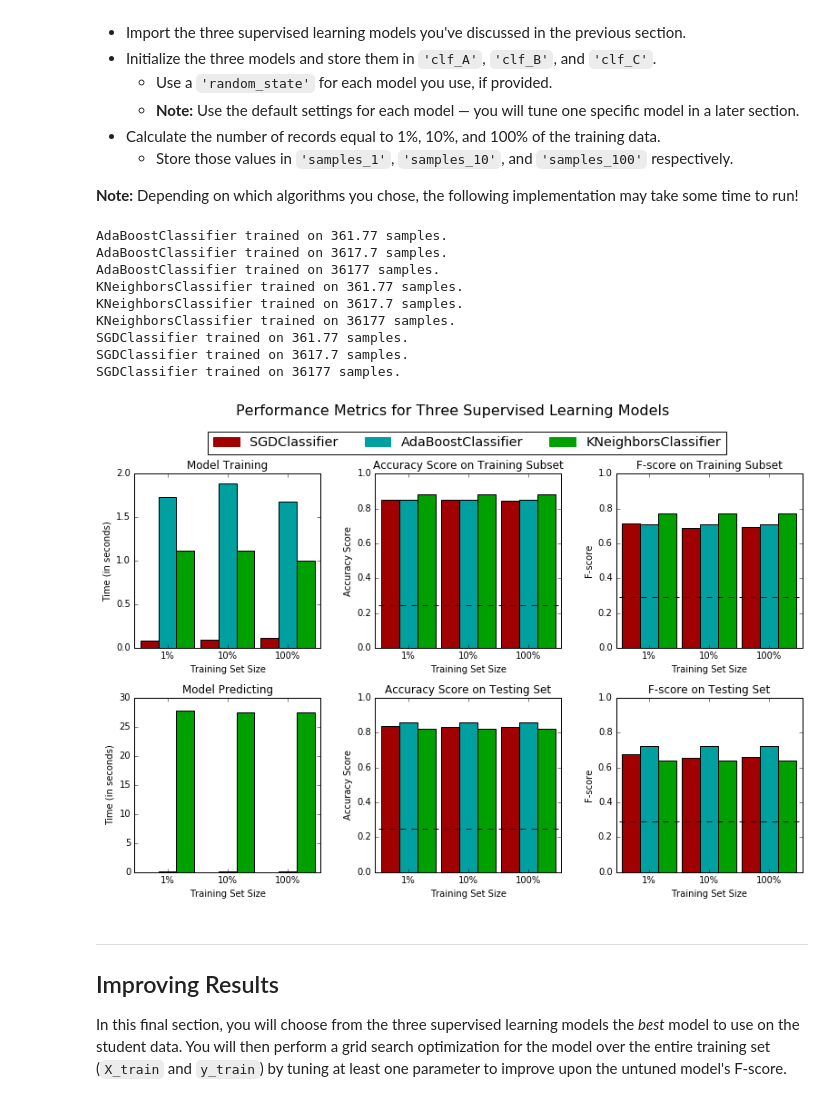
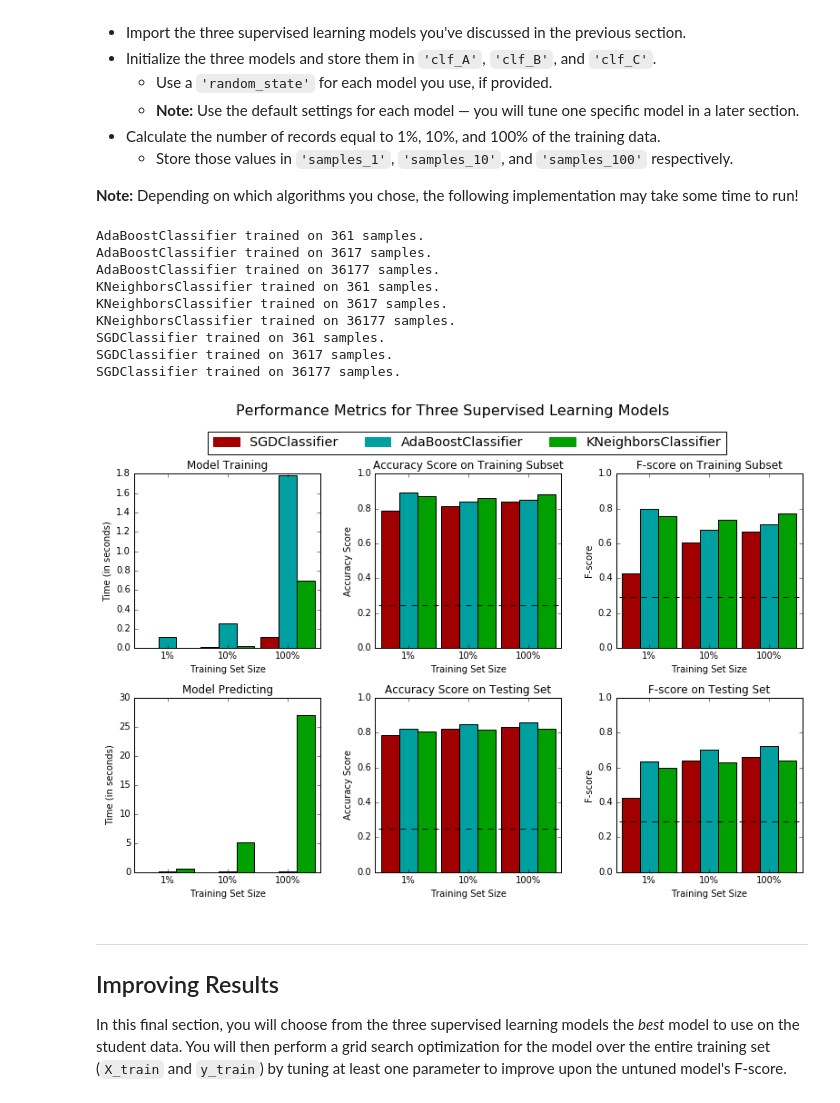
Before and after one commit to pratikmjoshi/finding_donors, a Jupyter notebook: finding_donors.ipynb, the cells around one changed output. Drawn from its saved outputs; the diff is of its cells as text; code cells hidden in the pictures.

```diff
--- a/finding_donors.ipynb
+++ b/finding_donors.ipynb
@@ -252,7 +252,7 @@ def train_predict(learner, sample_size, X_train, y_train, X_test, y_test):
 
     # TODO: Fit the learner to the training data using slicing with 'sample_size'
     start = time() # Get start time
-    learner = learner.fit(X_train,y_train)
+    learner = learner.fit(X_train[:sample_size],y_train[:sample_size])
     end = time() # Get end time
 
     # TODO: Calculate the training time
@@ -299,40 +299,40 @@ In the code cell, you will need to implement the following:
 # %%
 # TODO: Import the three supervised learning models from sklearn
 from sklearn.ensemble import AdaBoostClassifier
 from sklearn.neighbors import KNeighborsClassifier
 from sklearn.linear_model import SGDClassifier
 # TODO: Initialize the three models
-clf_A = AdaBoostClassifier()
+clf_A = AdaBoostClassifier(random_state = 42)
 clf_B = KNeighborsClassifier()
-clf_C = SGDClassifier()
+clf_C = SGDClassifier(random_state=42)
 
 # TODO: Calculate the number of samples for 1%, 10%, and 100% of the training data
-samples_1 = float(len(X_train))/100
-samples_10 = float(len(X_train))/10
+samples_1 = len(X_train)/100
+samples_10 = len(X_train)/10
 samples_100 = len(X_train)
 
 # Collect results on the learners
 results = {}
 for clf in [clf_A, clf_B, clf_C]:
     clf_name = clf.__class__.__name__
     results[clf_name] = {}
     for i, samples in enumerate([samples_1, samples_10, samples_100]):
         results[clf_name][i] = \
         train_predict(clf, samples, X_train, y_train, X_test, y_test)
 
 # Run metrics visualization for the three supervised learning models chosen
 vs.evaluate(results, accuracy, fscore)
 # %% [output]
-AdaBoostClassifier trained on 361.77 samples.
-AdaBoostClassifier trained on 3617.7 samples.
+AdaBoostClassifier trained on 361 samples.
+AdaBoostClassifier trained on 3617 samples.
 AdaBoostClassifier trained on 36177 samples.
-KNeighborsClassifier trained on 361.77 samples.
-KNeighborsClassifier trained on 3617.7 samples.
+KNeighborsClassifier trained on 361 samples.
+KNeighborsClassifier trained on 3617 samples.
 KNeighborsClassifier trained on 36177 samples.
-SGDClassifier trained on 361.77 samples.
-SGDClassifier trained on 3617.7 samples.
+SGDClassifier trained on 361 samples.
+SGDClassifier trained on 3617 samples.
 SGDClassifier trained on 36177 samples.
-[figure, old version]
+[figure, new version]
 # %% [markdown]
 ----
 ## Improving Results
```
Also changed, not shown: parts of 5 cells of this notebook, 1 other file.
